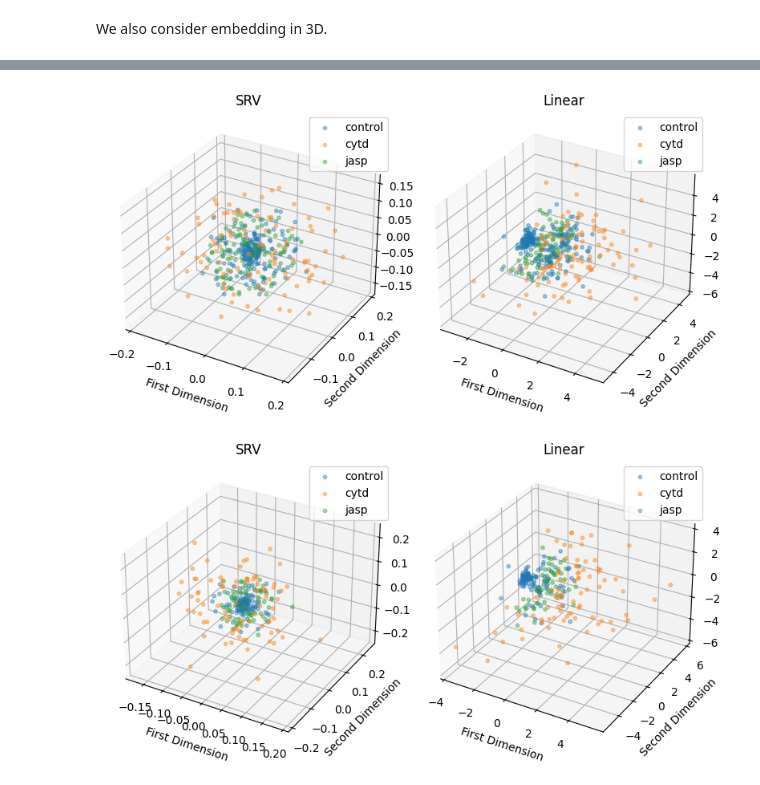
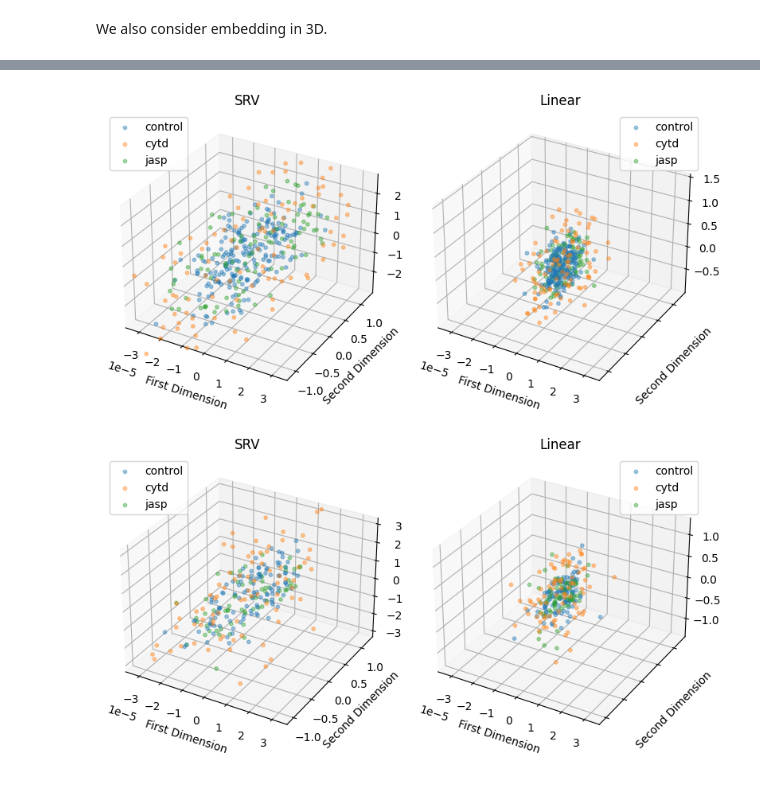
Before and after one commit to wxli0/dyn, a Jupyter notebook: dyn/notebooks/osteosarcoma_analysis.ipynb, the cells around one changed output, grey strips where cells are left out. Cells and saved outputs as stored; diff of their text form; code cells hidden in the pictures.

```diff
--- a/dyn/notebooks/osteosarcoma_analysis.ipynb
+++ b/dyn/notebooks/osteosarcoma_analysis.ipynb
@@ -1084,6 +1067,5 @@ pairwise_linear_dists = parallel_dist(cells_new, linear_dist, k_sampling_points)
 # %%
-metric = 'Linear'
-mds[metric] = manifold.MDS(n_components=2, random_state=1, dissimilarity="precomputed")
-pos[metric] = mds[metric].fit(pairwise_linear_dists).embedding_
-print("the stress for linear model is:", mds[metric].stress_)
+mds = manifold.MDS(n_components=2, random_state=1, dissimilarity="precomputed")
+pos = mds.fit(pairwise_linear_dists).embedding_
+print("the stress for linear model is:", mds.stress_)
 # %% [output]
@@ -1093,16 +1075,17 @@ The stress for MDS embedding using the linear metric is better than SRV metric.
 
 However, if we can make a better interpretation of the visual result of SRV metric, we could still argue SRV is better at capturing cell heterogeneity.
 # %%
+metric = 'Linear'
 embs[metric] = {}
 index = 0
 for treatment in TREATMENTS:
     embs[metric][treatment] = {}
     for line in LINES:
         cell_num = len(ds_align[treatment][line])
-        embs[metric][treatment][line] = pos[metric][index:index+cell_num]
+        embs[metric][treatment][line] = pos[index:index+cell_num]
         index += cell_num
 # %%
-fig, axs = plt.subplots(1, 2, sharex=False, sharey=False, tight_layout=True, figsize=(8, 4))
+fig, axs = plt.subplots(1, 2, sharex=True, sharey=True, tight_layout=True, figsize=(8, 4))
 
 line = 'dunn'
 for j, metric in enumerate(METRICS):
@@ -1116,7 +1099,7 @@ for j, metric in enumerate(METRICS):
                 s=10,
                 alpha=0.4
             )
-        # axs[j].set_xlim(-3.5*1e-5, 3.5*1e-5)
+        axs[j].set_xlim(-3.5*1e-5, 3.5*1e-5)
         axs[j].set_xlabel("First Dimension")
         axs[j].set_ylabel("Second Dimension")
         axs[j].legend()
@@ -1132,5 +1115,5 @@ plt.savefig(os.path.join(figs_dir, f"{line}_MDS_2D.pdf"))
 # %%
-fig, axs = plt.subplots(1, 2, sharex=False, sharey=False, tight_layout=True, figsize=(8, 4))
+fig, axs = plt.subplots(1, 2, sharex=True, sharey=True, tight_layout=True, figsize=(8, 4))
 
 line = 'dlm8'
 for j, metric in enumerate(METRICS):
@@ -1144,7 +1127,7 @@ for j, metric in enumerate(METRICS):
                 s=10,
                 alpha=0.4
             )
-        # axs[j].set_xlim(-3.5*1e-5, 3.5*1e-5)
+        axs[j].set_xlim(-3.5*1e-5, 3.5*1e-5)
         axs[j].set_xlabel("First Dimension")
         axs[j].set_ylabel("Second Dimension")
         axs[j].legend()
@@ -1197,35 +1180,35 @@ for treatment in TREATMENTS:
         embs[metric][treatment][line] = pos[index:index+cell_num]
         index += cell_num
 # %%
-fig, axs = plt.subplots(1, 2, sharex=False, sharey=False, tight_layout=True, figsize=(8, 4), subplot_kw=dict(projection='3d'))
+fig, axs = plt.subplots(1, 2, sharex=True, sharey=True, tight_layout=True, figsize=(8, 4), subplot_kw=dict(projection='3d'))
 
 line = 'dunn'
 for j, metric in enumerate(METRICS):
     distances = []
     for i, treatment in enumerate(TREATMENTS):
         cur_embs = embs[metric][treatment][line]
         axs[j].scatter(
                 cur_embs[:, 0],
                 cur_embs[:, 1],
                 cur_embs[:, 2],
                 label=treatment,
                 s=10,
                 alpha=0.4
             )
-        # axs[j].set_xlim(-3.5*1e-5, 3.5*1e-5)
+        axs[j].set_xlim(-3.5*1e-5, 3.5*1e-5)
         axs[j].set_xlabel("First Dimension")
         axs[j].set_ylabel("Second Dimension")
         axs[j].legend()
         axs[j].set_title(f"{metric}")
 # fig.suptitle("MDS of cell shapes using linear metric", fontsize=20)
 
 plt.tight_layout()
 plt.savefig(os.path.join(figs_dir, f"{line}_MDS_3D.svg"))
 plt.savefig(os.path.join(figs_dir, f"{line}_MDS_3D.pdf"))
 # %% [output]
-[figure, old version]
+[figure, new version]
 # %%
-fig, axs = plt.subplots(1, 2, sharex=False, sharey=False, tight_layout=True, figsize=(8, 4), subplot_kw=dict(projection='3d'))
+fig, axs = plt.subplots(1, 2, sharex=True, sharey=True, tight_layout=True, figsize=(8, 4), subplot_kw=dict(projection='3d'))
 
 line = 'dlm8'
 for j, metric in enumerate(METRICS):
@@ -1240,7 +1223,7 @@ for j, metric in enumerate(METRICS):
                 s=10,
                 alpha=0.4
             )
-        # axs[j].set_xlim(-3.5*1e-5, 3.5*1e-5)
+        axs[j].set_xlim(-3.5*1e-5, 3.5*1e-5)
         axs[j].set_xlabel("First Dimension")
         axs[j].set_ylabel("Second Dimension")
         axs[j].legend()
@@ -1251,4 +1234,4 @@ plt.tight_layout()
 plt.savefig(os.path.join(figs_dir, f"{line}_MDS_3D.svg"))
 plt.savefig(os.path.join(figs_dir, f"{line}_MDS_3D.pdf"))
 # %% [output]
-[figure, old version]
+[figure, new version]
```
Also changed, not shown: parts of 16 cells of this notebook, 33 other files.
